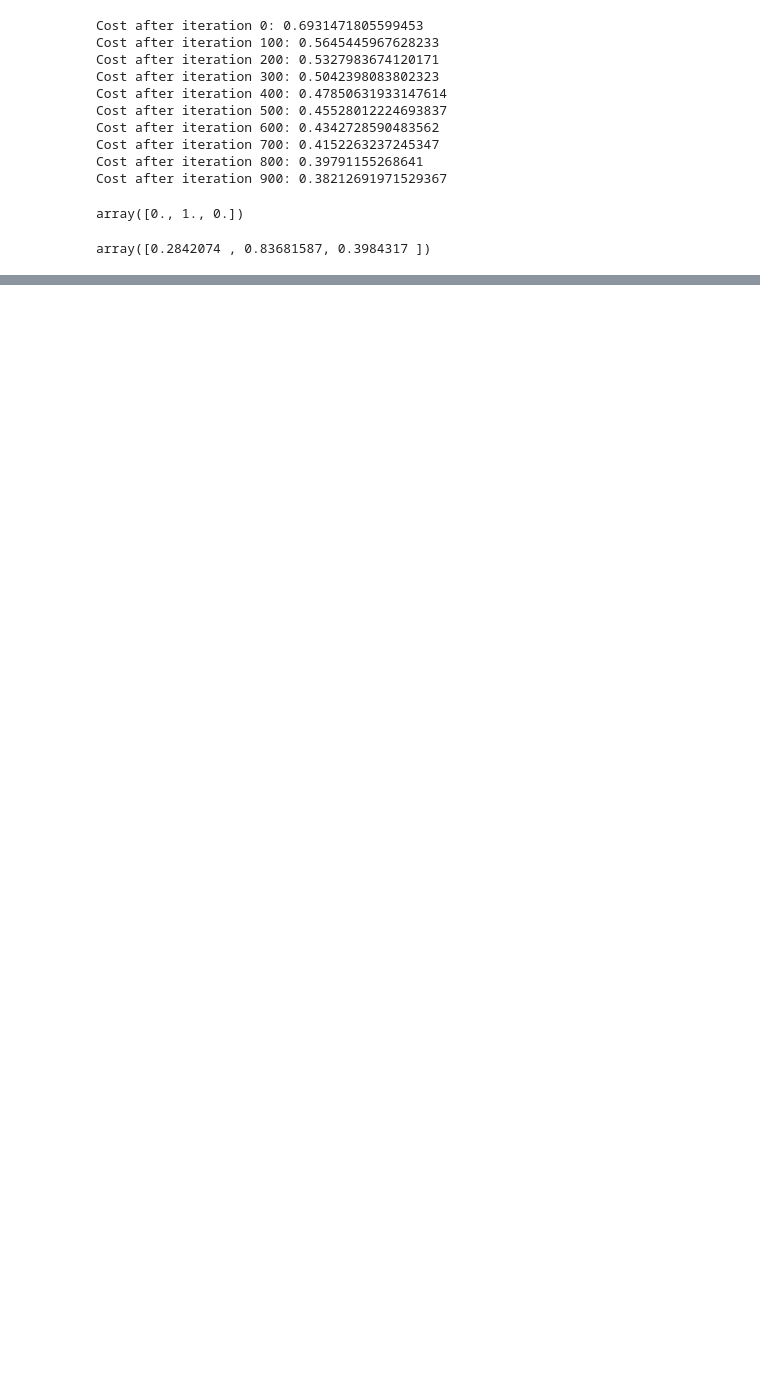
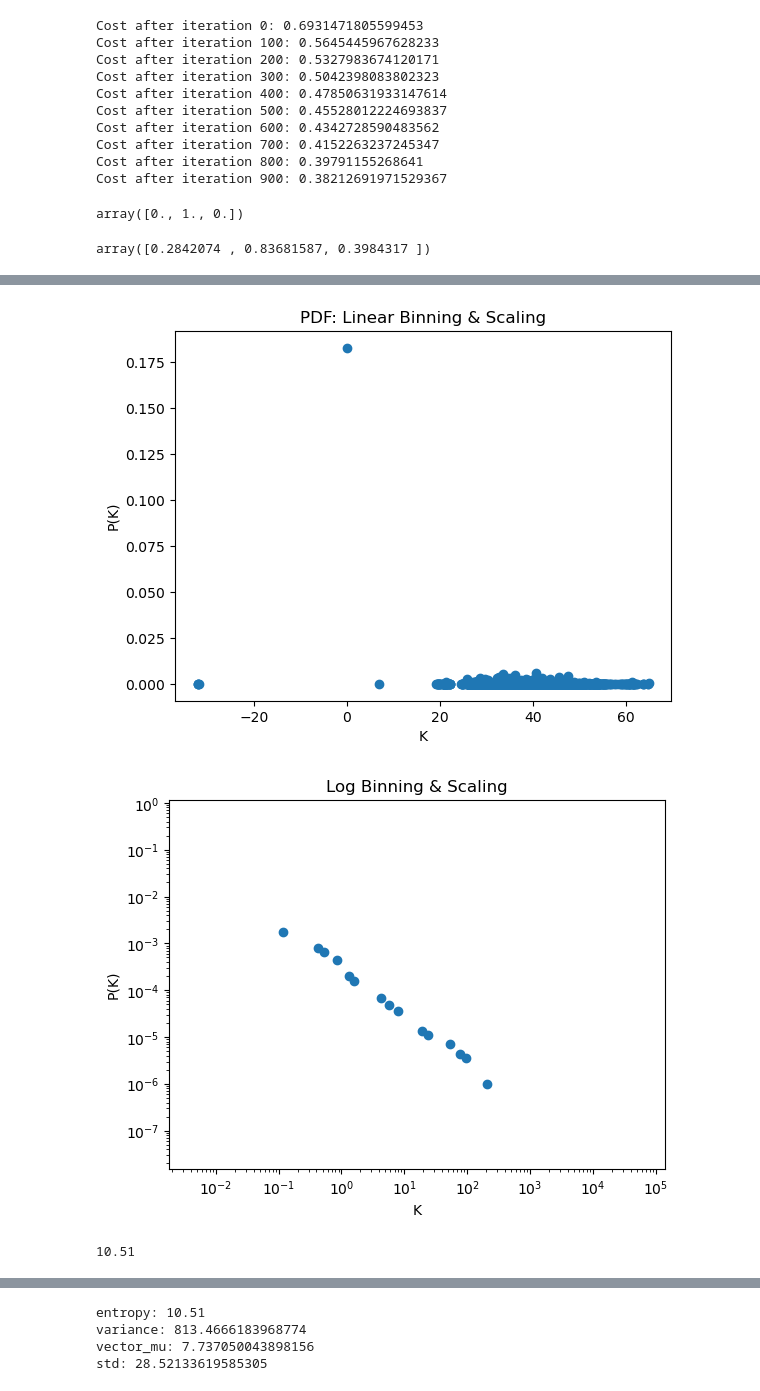
Before and after one commit to LilaShiba/generalized_model, a Jupyter notebook: ufo_research/notebooks/node.ipynb, the cells around one changed output, grey strips where cells are left out. Saved outputs shown, nothing was run; the diff lists cells and outputs as text; code cells hidden in the pictures; blank space fills up the shorter version.

```diff
--- a/ufo_research/notebooks/node.ipynb
+++ b/ufo_research/notebooks/node.ipynb
@@ -127,0 +162,6 @@ array([0.2842074 , 0.83681587, 0.3984317 ])
+# %%
+lat.basic_stats()
+# %% [output]
+[figure, added]
+[figure, added]
+10.51
@@ -127,0 +169,4 @@ array([0.2842074 , 0.83681587, 0.3984317 ])
+entropy: 10.51
+variance: 813.4666183968774
+vector_mu: 7.737050043898156
+std: 28.52133619585305
```
Also changed, not shown: parts of 11 cells of this notebook, 1 other file.
